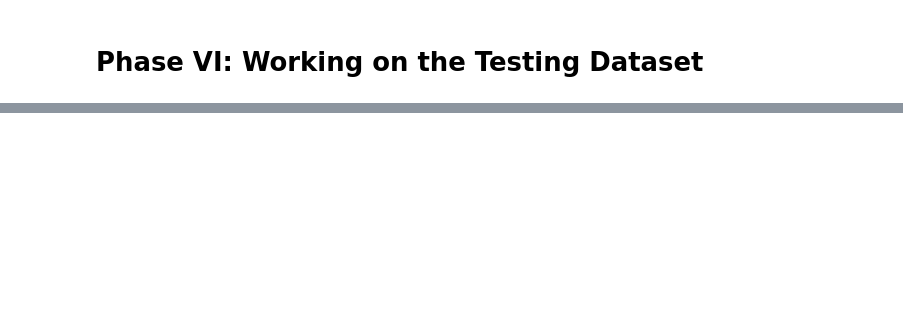
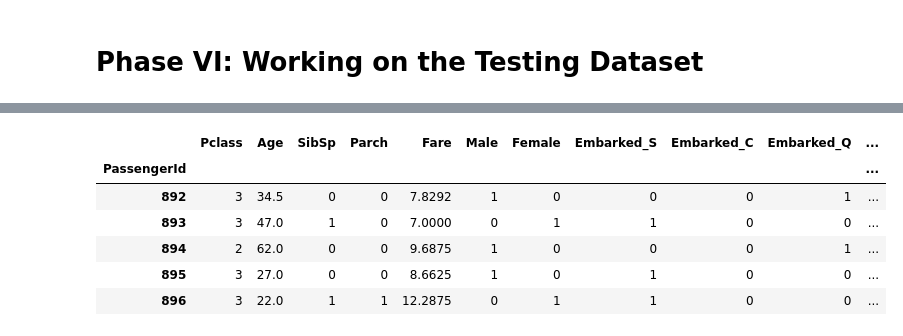
Before and after one commit to kavehzare98/TItanic-Kaggle-Competition, a Jupyter notebook: FINAL_notebook.ipynb, the cells around one changed output, grey strips where cells are left out. Drawn from its saved outputs; the diff is of its cells as text; code cells hidden in the pictures; blank space fills up the shorter version.

```diff
--- a/FINAL_notebook.ipynb
+++ b/FINAL_notebook.ipynb
@@ -545,0 +683,5 @@ memory usage: 36.1+ KB
+# %%
+# RUN ONCE: Drop Unnecessary Features: Name, Sex, Embarked
+testing_data = testing_data.drop(['Name', 'Sex', 'Embarked'], axis=1)
+# %%
+testing_data = testing_data.set_index('PassengerId')
@@ -545,0 +696,5 @@ memory usage: 36.1+ KB
+# %%
+# Reformatting Data
+cols = list(X_train.columns)
+testing_data = testing_data[cols]
+testing_data.head()
@@ -545,0 +709,15 @@ memory usage: 36.1+ KB
+# %%
+# Time to run prediction via gradient boost
+predictions = gb.predict(testing_data)
+# %%
+submission = testing_data.copy()
+submission['Survived'] = predictions
+submission.head()
+# %% [output]
+|  | Pclass | Age | SibSp | Parch | Fare | Male | Female | Embarked_S | Embarked_C | Embarked_Q | ... |
+| PassengerId |  |  |  |  |  |  |  |  |  |  | ... |
+| 892 | 3 | 34.5 | 0 | 0 | 7.8292 | 1 | 0 | 0 | 0 | 1 | ... |
+| 893 | 3 | 47.0 | 1 | 0 | 7.0000 | 0 | 1 | 1 | 0 | 0 | ... |
+| 894 | 2 | 62.0 | 0 | 0 | 9.6875 | 1 | 0 | 0 | 0 | 1 | ... |
+| 895 | 3 | 27.0 | 0 | 0 | 8.6625 | 1 | 0 | 1 | 0 | 0 | ... |
+| 896 | 3 | 22.0 | 1 | 1 | 12.2875 | 0 | 1 | 1 | 0 | 0 | ... |
```
Also changed, not shown: parts of 27 cells of this notebook, 6 other files.
